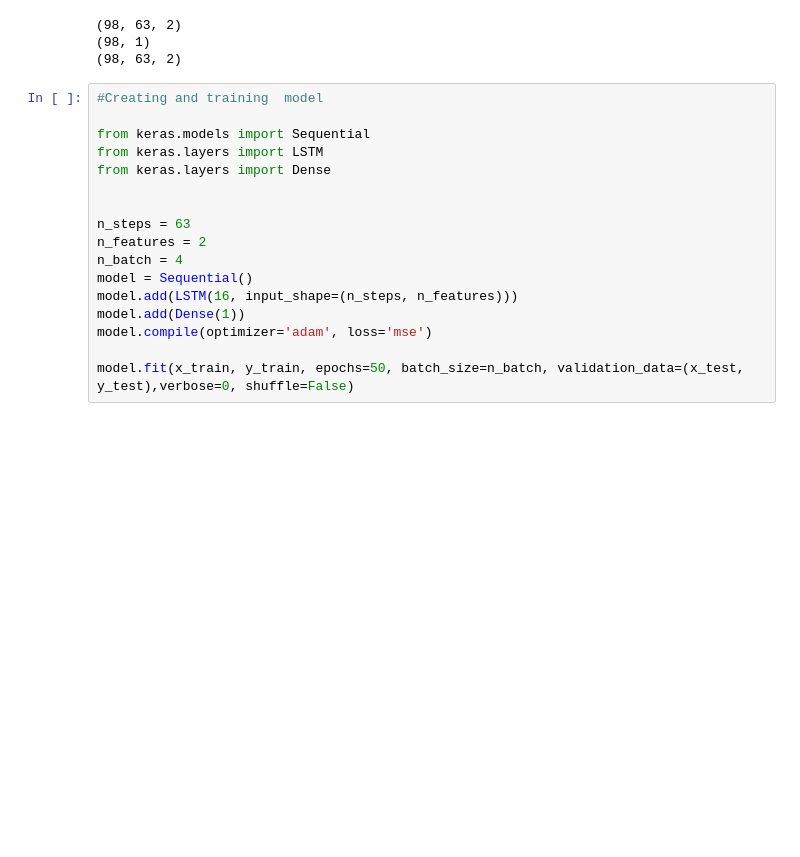
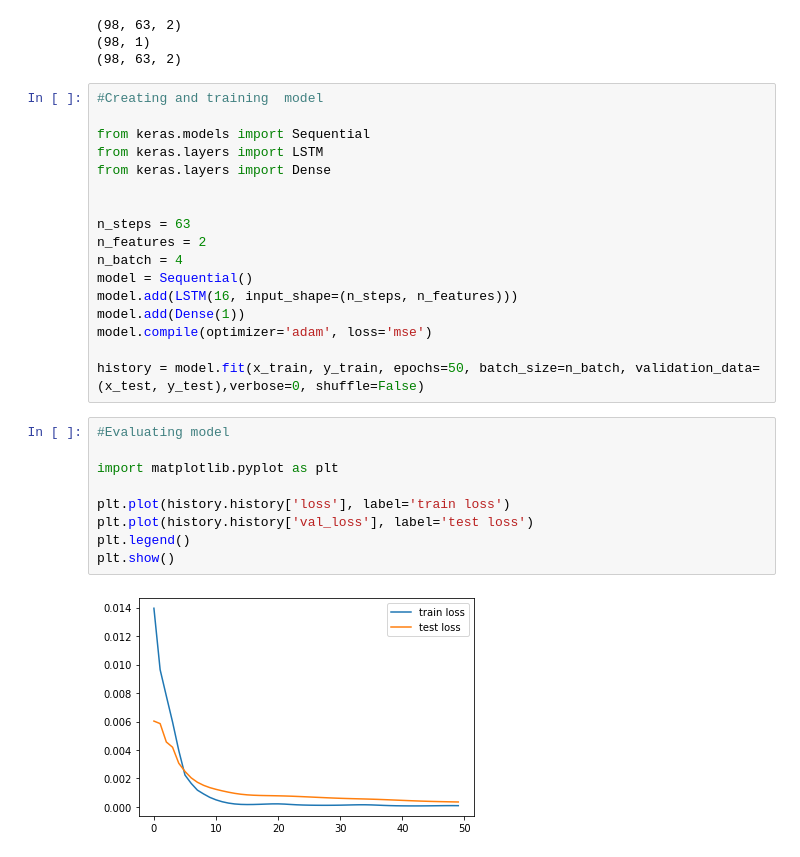
Before and after one commit to sondisonda/covid19SpreadForecast, a Jupyter notebook: covid19SpreadForecast.ipynb, the cells around one changed output. Drawn from its saved outputs; the diff is of its cells as text; blank space fills up the shorter version.

```diff
--- a/covid19SpreadForecast.ipynb
+++ b/covid19SpreadForecast.ipynb
@@ -163,7 +162,18 @@ model.add(LSTM(16, input_shape=(n_steps, n_features)))
 model.add(Dense(1))
 model.compile(optimizer='adam', loss='mse')
 
-model.fit(x_train, y_train, epochs=50, batch_size=n_batch, validation_data=(x_test, y_test),verbose=0, shuffle=False)
+history = model.fit(x_train, y_train, epochs=50, batch_size=n_batch, validation_data=(x_test, y_test),verbose=0, shuffle=False)
+# %%
+#Evaluating model
+
+import matplotlib.pyplot as plt
+
+plt.plot(history.history['loss'], label='train loss')
+plt.plot(history.history['val_loss'], label='test loss')
+plt.legend()
+plt.show()
+# %% [output]
+[figure, added]
 # %%
 #Comparing results
 
```
Also changed, not shown: parts of 3 cells of this notebook.
